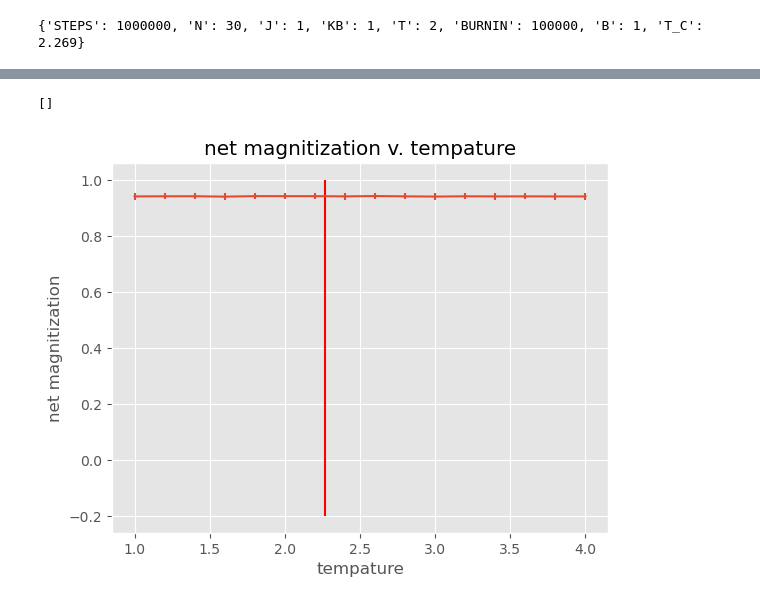
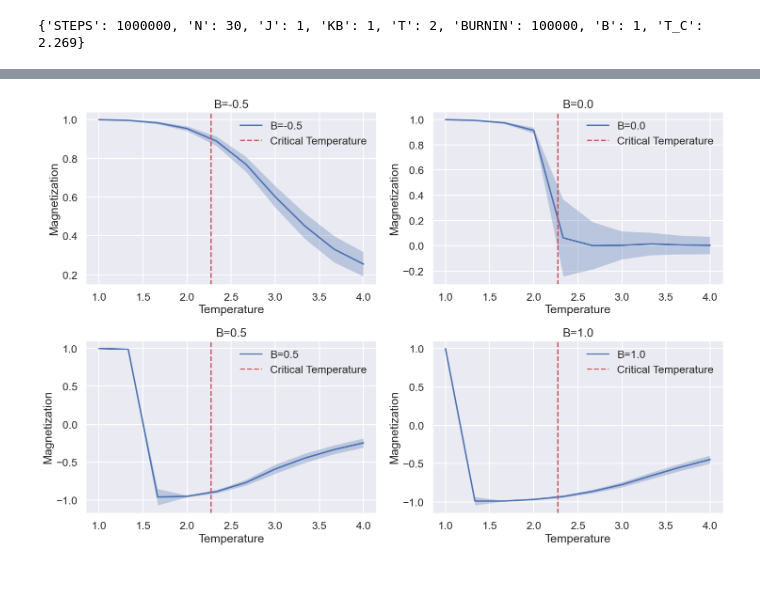
Before and after one commit to leo-megliola/2D-Icing-MCMC, a Jupyter notebook: partA.ipynb, the cells around one changed output, grey strips where cells are left out. Saved outputs shown, nothing was run; the diff lists cells and outputs as text; code cells hidden in the pictures; blank space fills up the shorter version.

```diff
--- a/partA.ipynb
+++ b/partA.ipynb
@@ -79,10 +73,43 @@ results.shape (4, 3, 2)
-# %%
-plt.errorbar(temps, results.T[0], yerr=results.T[1])
-plt.vlines([2.269], ymin=-0.2, ymax=1.0, color='red')
-plt.title('net magnitization v. tempature')
-plt.xlabel('tempature')
-plt.ylabel('net magnitization')
-plt.plot()
-# %% [output]
-[]
-[figure, removed]
+# %%
+import matplotlib.pyplot as plt
+import seaborn as sns
+
+sns.set_theme(context='talk', style='darkgrid')
+
+# Define the shape of the axes based on the number of magnetic field values
+axes_shape = (len(magnetic_field) // 2, len(magnetic_field) // 2)
+
+# Create subplots with specified figure size
+fig, ax = plt.subplots(axes_shape[0], axes_shape[1], figsize=(15, 10))
+
+# Iterate over each subplot to populate it with data
+for i in range(len(magnetic_field)):
+    curr_plot = results[:, i, 0]
+    std = results[:, i, 1]
+    row = i // axes_shape[1]  # Row index
+    col = i % axes_shape[1]   # Column index
+
+    # Use Seaborn's lineplot for plotting
+    sns.lineplot(x=temps, y=curr_plot, ax=ax[row, col], label=f"B={magnetic_field[i]}")
+
+    # Adding the fill between using Seaborn might not be as straightforward as in Matplotlib. If needed, you can still use Matplotlib's fill_between here:
+    ax[row, col].fill_between(temps, curr_plot - std, curr_plot + std, alpha=0.3)
+
+    # Adding a vertical line for critical temperature
+    ax[row, col].axvline(2.269, color='r', linestyle='dashed', linewidth=2, label='Critical Temperature')
+
+    # Setting labels and title, Seaborn automatically handles this with the lineplot function
+    ax[row, col].set_xlabel("Temperature")
+    ax[row, col].set_ylabel("Magnetization")
+    ax[row, col].set_title(f"B={magnetic_field[i]}")
+
+    # Handling legends with Seaborn
+    ax[row, col].legend()
+
+# Adjust layout to prevent label/title overlap
+plt.tight_layout()
+
+# Display the plot
+plt.show()
+# %% [output]
+[figure, added]
```
Also changed, not shown: parts of 7 cells of this notebook, 2 other files.
